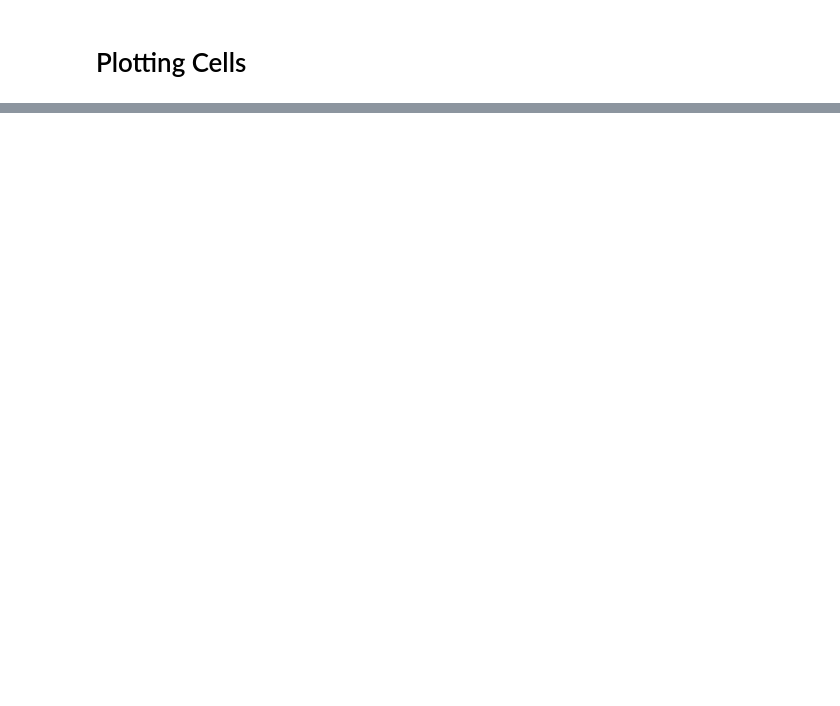
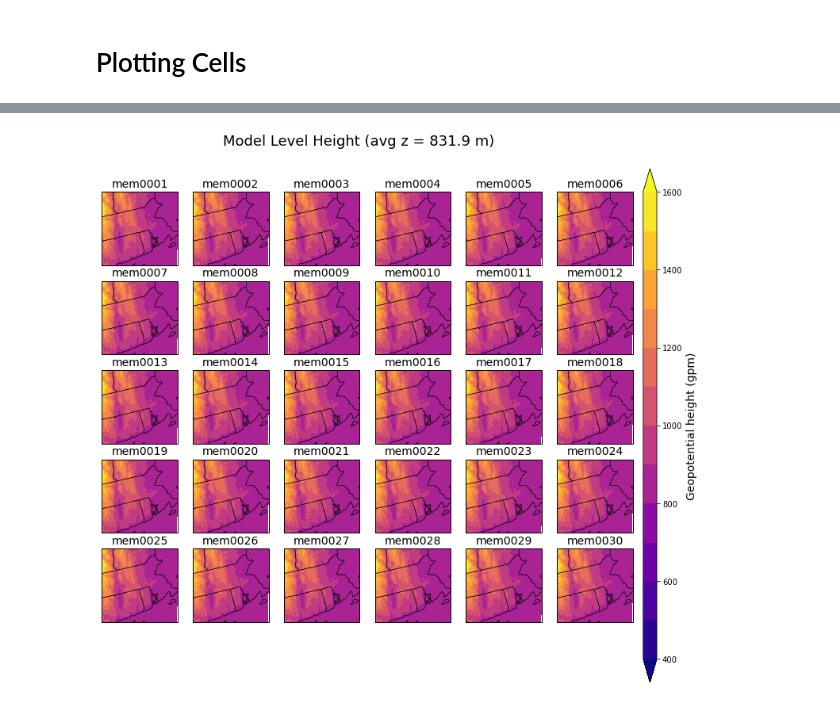
Before and after one commit to ShawnMurdzek-NOAA/py_scripts, a Jupyter notebook: cloud_da/probing_rrfs_ensemble.ipynb, the cells around one changed output, grey strips where cells are left out. Drawn from its saved outputs; the diff is of its cells as text; code cells hidden in the pictures; blank space fills up the shorter version.

```diff
--- a/cloud_da/probing_rrfs_ensemble.ipynb
+++ b/cloud_da/probing_rrfs_ensemble.ipynb
@@ -397,0 +459,12 @@ Performing interpolation for mem0015
+# %%
+klvl = 0
+nrows = 5
+ncols = 6
+figsize = (12, 10)
+fig = ens_obj.postage_stamp_contourf('HGT_P0_L105_GLC0', nrows, ncols, klvl=klvl, figsize=figsize,
+                                     title='Model Level Height',
+                                     plt_kw={'ingest_kw':{'zind':[klvl]},
+                                             'cntf_kw':{'cmap':'plasma', 'levels':np.arange(400, 1601, 100),
+                                                        'extend':'both'}})
+# %% [output]
+[figure, added]
```
Also changed, not shown: parts of 25 cells of this notebook.
